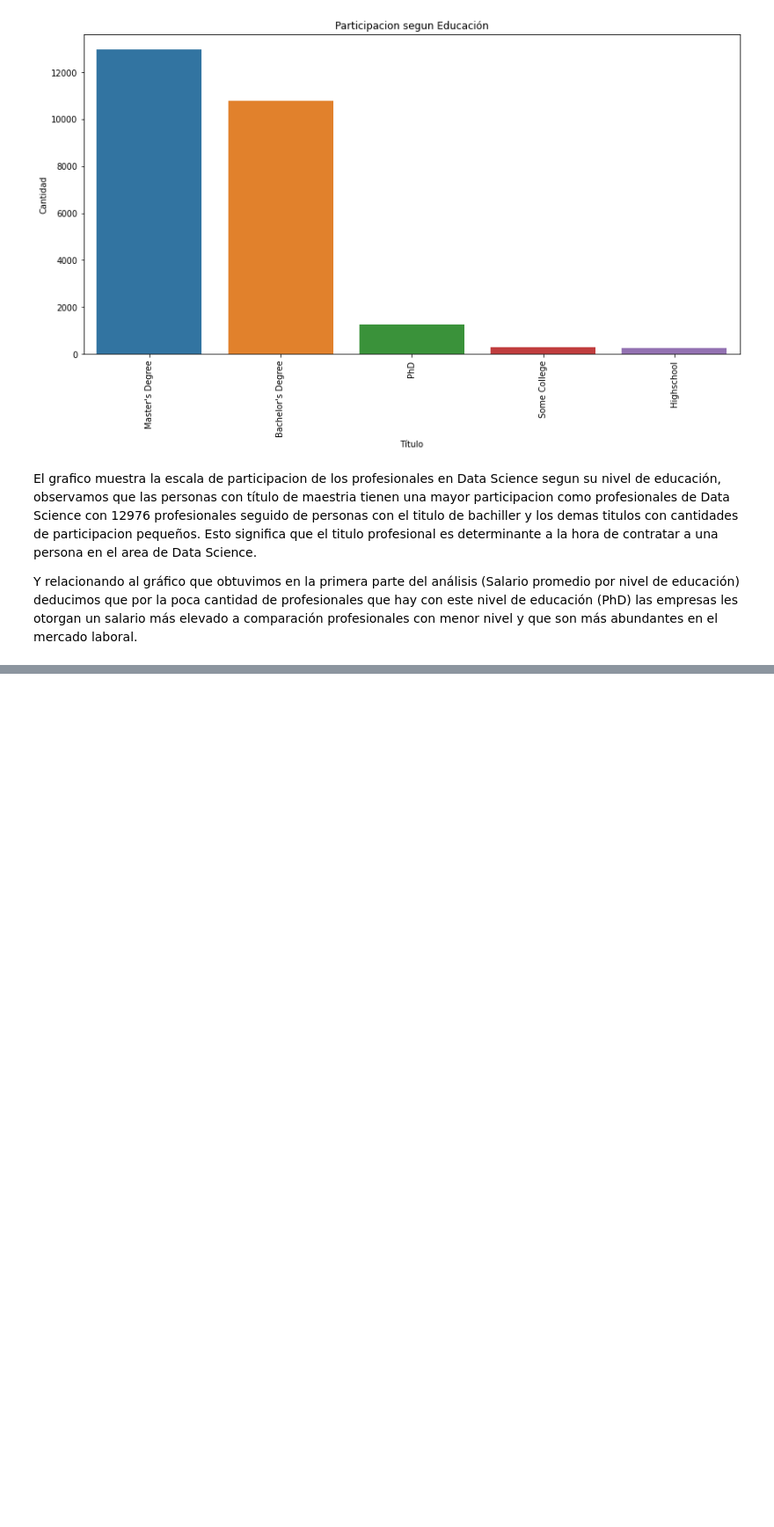
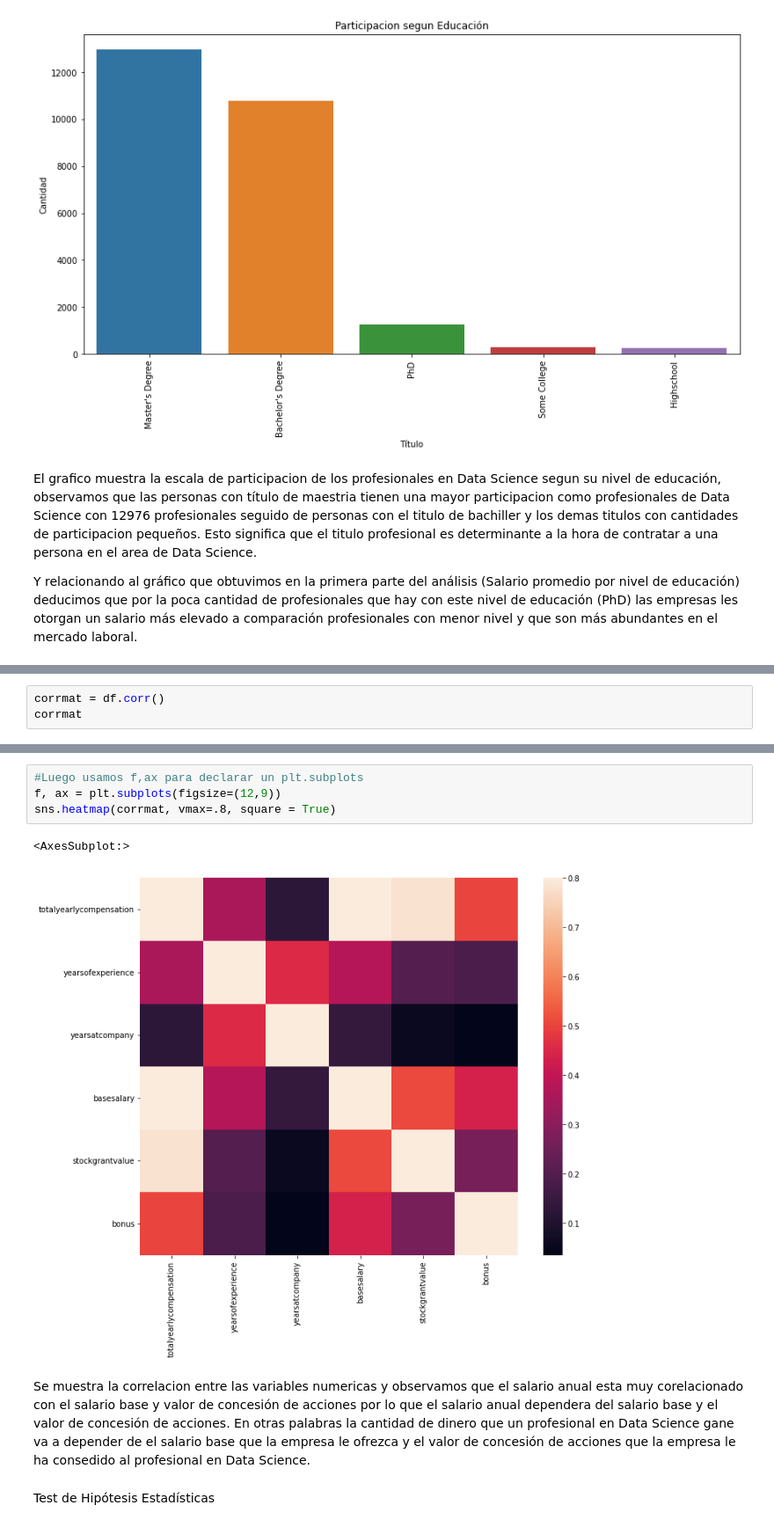
Before and after one commit to joevilla96/-DataProyect, a Jupyter notebook: src/EDA1.ipynb, the cells around one changed output, grey strips where cells are left out. Shown: that part at 88% size. Drawn from its saved outputs; the diff is of its cells as text; blank space fills up the shorter version.

```diff
--- a/src/EDA1.ipynb
+++ b/src/EDA1.ipynb
@@ -179,0 +197,3 @@ Y relacionando al gráfico que obtuvimos en la primera parte del análisis (Sala
+# %%
+corrmat = df.corr()
+corrmat
@@ -179,0 +208,11 @@ Y relacionando al gráfico que obtuvimos en la primera parte del análisis (Sala
+# %%
+#Luego usamos f,ax para declarar un plt.subplots
+f, ax = plt.subplots(figsize=(12,9))
+sns.heatmap(corrmat, vmax=.8, square = True)
+# %% [output]
+<AxesSubplot:>
+[figure, added]
+# %% [markdown]
+Se muestra la correlacion entre las variables numericas y observamos que el salario anual esta muy corelacionado con el salario base y valor de concesión de acciones por lo que el salario anual dependera del salario base y el valor de concesión de acciones. En otras palabras la cantidad de dinero que un profesional en Data Science gane va a depender de el salario base que la empresa le ofrezca y el valor de concesión de acciones que la empresa le ha consedido al profesional en Data Science.
+# %% [markdown]
+Test de Hipótesis Estadísticas
```
Also changed, not shown: parts of 33 cells of this notebook.
